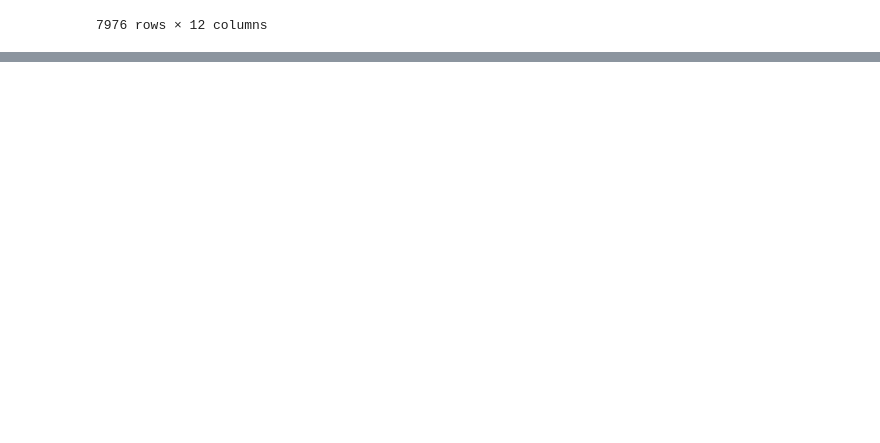
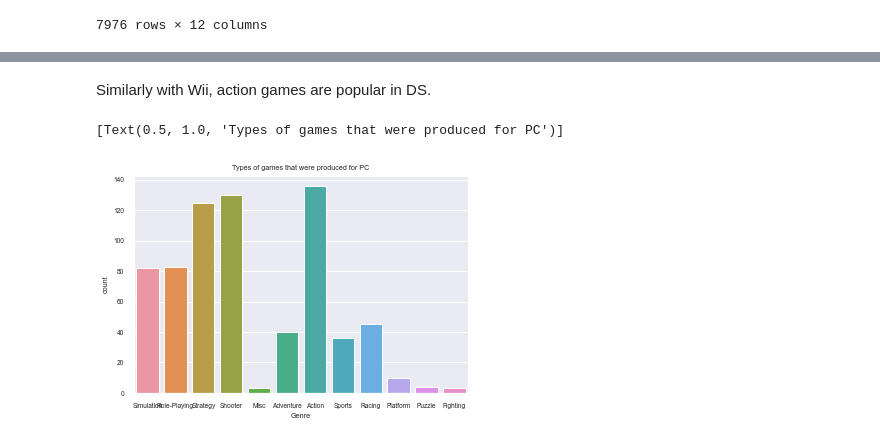
Before and after one commit to ubco-W2022T1-cosc301/project-group22, a Jupyter notebook: notebooks/analysis1.ipynb, the cells around one changed output, grey strips where cells are left out. Drawn from its saved outputs; the diff is of its cells as text; code cells hidden in the pictures; blank space fills up the shorter version.

```diff
--- a/notebooks/analysis1.ipynb
+++ b/notebooks/analysis1.ipynb
@@ -176,0 +237,9 @@ load_and_process("../data/raw/Video_Games.csv")
+# %% [markdown]
+Similarly with Wii, action games are popular in DS.
+# %%
+df2 = df.copy()
+df2 = df2[df2['Platform'] == "PC"]
+sns.countplot(x=df2["Genre"]).set(title="Types of games that were produced for PC")
+# %% [output]
+[Text(0.5, 1.0, 'Types of games that were produced for PC')]
+[figure, added]
```
Also changed, not shown: parts of 43 cells of this notebook.
